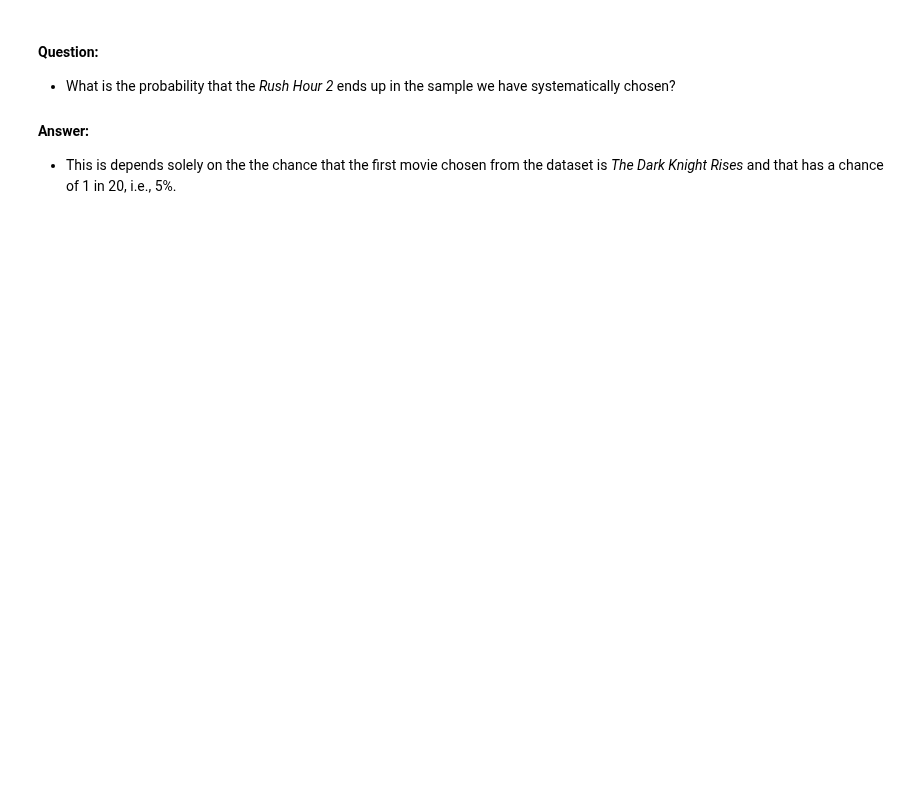
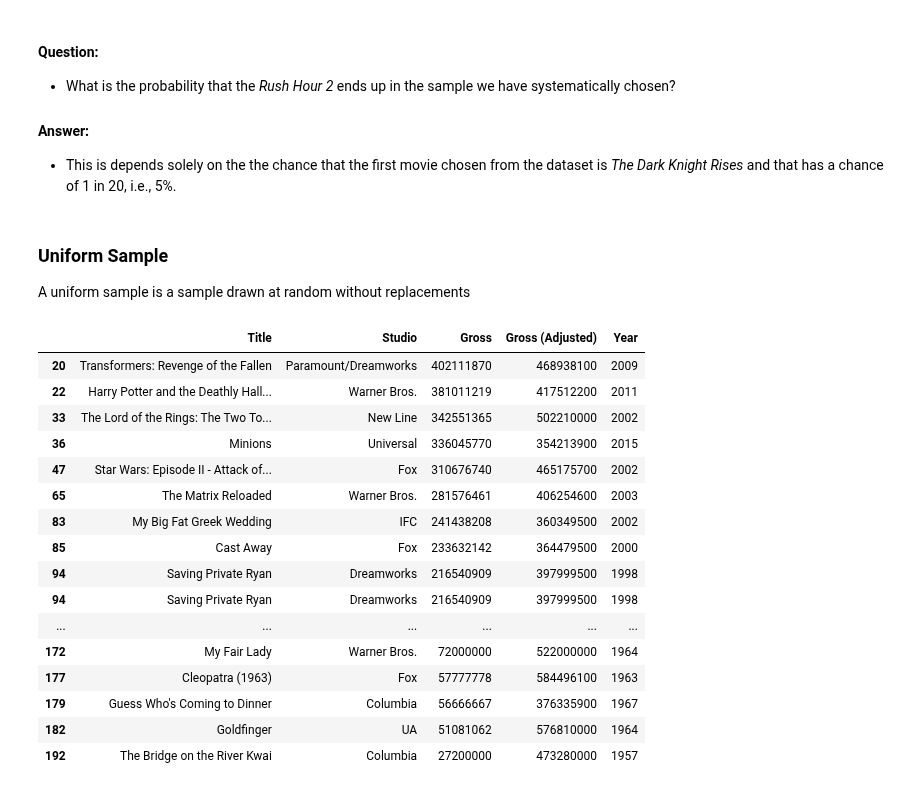
Before and after one commit to omoju/Fundamentals, a Jupyter notebook: Data/dataSampling_1.ipynb, the cells around one changed output. Drawn from its saved outputs; the diff is of its cells as text; code cells hidden in the pictures; blank space fills up the shorter version.

Commit message:
feat: sample(num_sample, with_replacement=False)

```diff
--- a/Data/dataSampling_1.ipynb
+++ b/Data/dataSampling_1.ipynb
@@ -202,3 +202,57 @@ df
 
 #### Answer:
 - This is depends solely on the the chance that the first movie chosen from the dataset is *The Dark Knight Rises* and that has a chance of 1 in 20, i.e., 5%.
+# %% [markdown]
+### Uniform Sample
+A uniform sample is a sample drawn at random without replacements
+# %%
+def sample(num_sample, with_replacement=False):
+    """
+    Create a random sample from a table
+
+    Attributes
+    ---------
+    num_sample: int
+    with_replacement: boolean
+
+    Returns a random subset of table index
+    """
+    df_index = []
+    lst = np.arange(0, len(top), 1)
+
+    for i in np.arange(0, num_sample, 1):
+
+        # pick randomly from the whole table
+        sample_index = np.random.choice(lst)
+
+        if with_replacement:
+            # store index
+            df_index.append(sample_index)
+        else:
+            # remove the choice that was selected
+            lst = np.setdiff1d(lst,[sample_index])
+            df_index.append(sample_index)
+
+    return df_index
+# %%
+index_ = sample(30, with_replacement=True)
+df = top.ix[index_, :]
+df.sort_values(by='Gross', ascending=0)
+# %% [output]
+|  | Title | Studio | Gross | Gross (Adjusted) | Year |
+| 20 | Transformers: Revenge of the Fallen | Paramount/Dreamworks | 402111870 | 468938100 | 2009 |
+| 22 | Harry Potter and the Deathly Hall... | Warner Bros. | 381011219 | 417512200 | 2011 |
+| 33 | The Lord of the Rings: The Two To... | New Line | 342551365 | 502210000 | 2002 |
+| 36 | Minions | Universal | 336045770 | 354213900 | 2015 |
+| 47 | Star Wars: Episode II - Attack of... | Fox | 310676740 | 465175700 | 2002 |
+| 65 | The Matrix Reloaded | Warner Bros. | 281576461 | 406254600 | 2003 |
+| 83 | My Big Fat Greek Wedding | IFC | 241438208 | 360349500 | 2002 |
+| 85 | Cast Away | Fox | 233632142 | 364479500 | 2000 |
+| 94 | Saving Private Ryan | Dreamworks | 216540909 | 397999500 | 1998 |
+| 94 | Saving Private Ryan | Dreamworks | 216540909 | 397999500 | 1998 |
+| ... | ... | ... | ... | ... | ... |
+| 172 | My Fair Lady | Warner Bros. | 72000000 | 522000000 | 1964 |
+| 177 | Cleopatra (1963) | Fox | 57777778 | 584496100 | 1963 |
+| 179 | Guess Who's Coming to Dinner | Columbia | 56666667 | 376335900 | 1967 |
+| 182 | Goldfinger | UA | 51081062 | 576810000 | 1964 |
+| 192 | The Bridge on the River Kwai | Columbia | 27200000 | 473280000 | 1957 |
```
Also changed, not shown: parts of 3 cells of this notebook.
